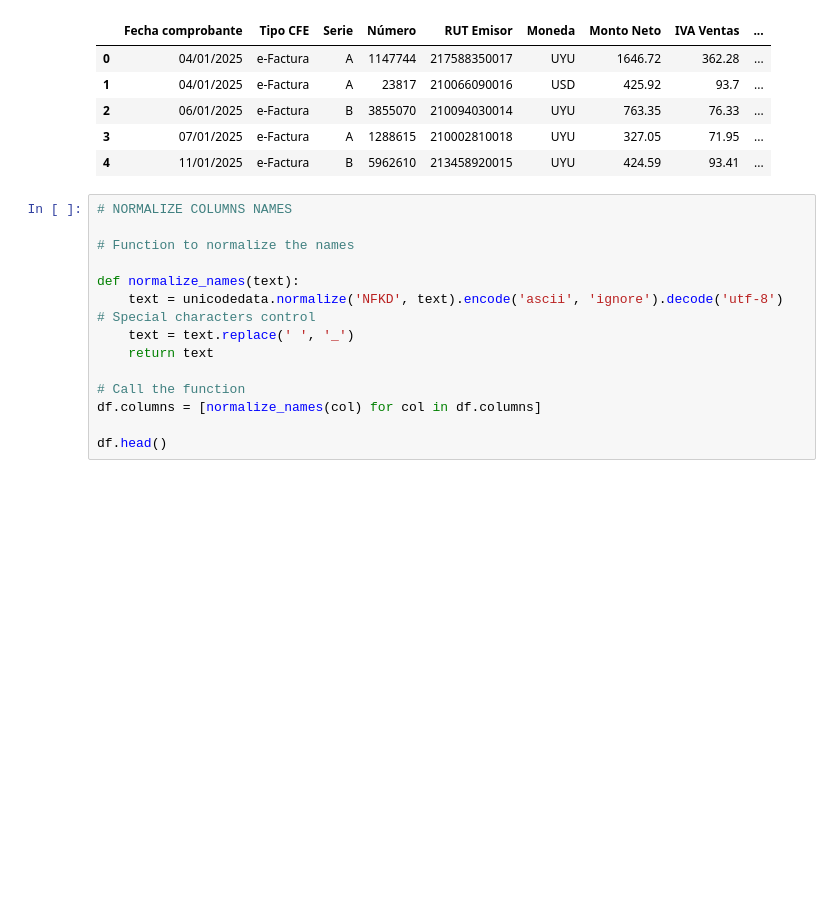
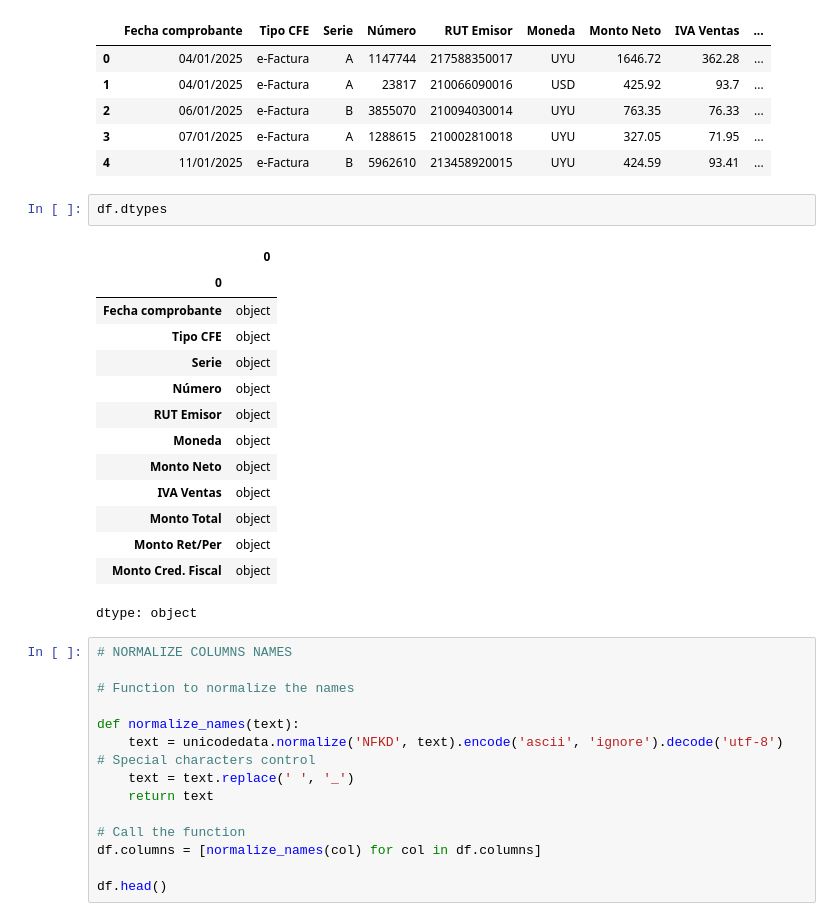
Before and after one commit to Fercaspe/CFE_Processor, a Jupyter notebook: PruebaIVA.ipynb, the cells around one changed output. Cells and saved outputs as stored; diff of their text form; blank space fills up the shorter version.

```diff
--- a/PruebaIVA.ipynb
+++ b/PruebaIVA.ipynb
@@ -40,6 +40,23 @@ df.head()
 | 2 | 06/01/2025 | e-Factura | B | 3855070 | 210094030014 | UYU | 763.35 | 76.33 | ... |
 | 3 | 07/01/2025 | e-Factura | A | 1288615 | 210002810018 | UYU | 327.05 | 71.95 | ... |
 | 4 | 11/01/2025 | e-Factura | B | 5962610 | 213458920015 | UYU | 424.59 | 93.41 | ... |
+# %%
+df.dtypes
+# %% [output]
+|  | 0 |
+| 0 |  |
+| Fecha comprobante | object |
+| Tipo CFE | object |
+| Serie | object |
+| Número | object |
+| RUT Emisor | object |
+| Moneda | object |
+| Monto Neto | object |
+| IVA Ventas | object |
+| Monto Total | object |
+| Monto Ret/Per | object |
+| Monto Cred. Fiscal | object |
+dtype: object
 # %%
 # NORMALIZE COLUMNS NAMES
 
```
